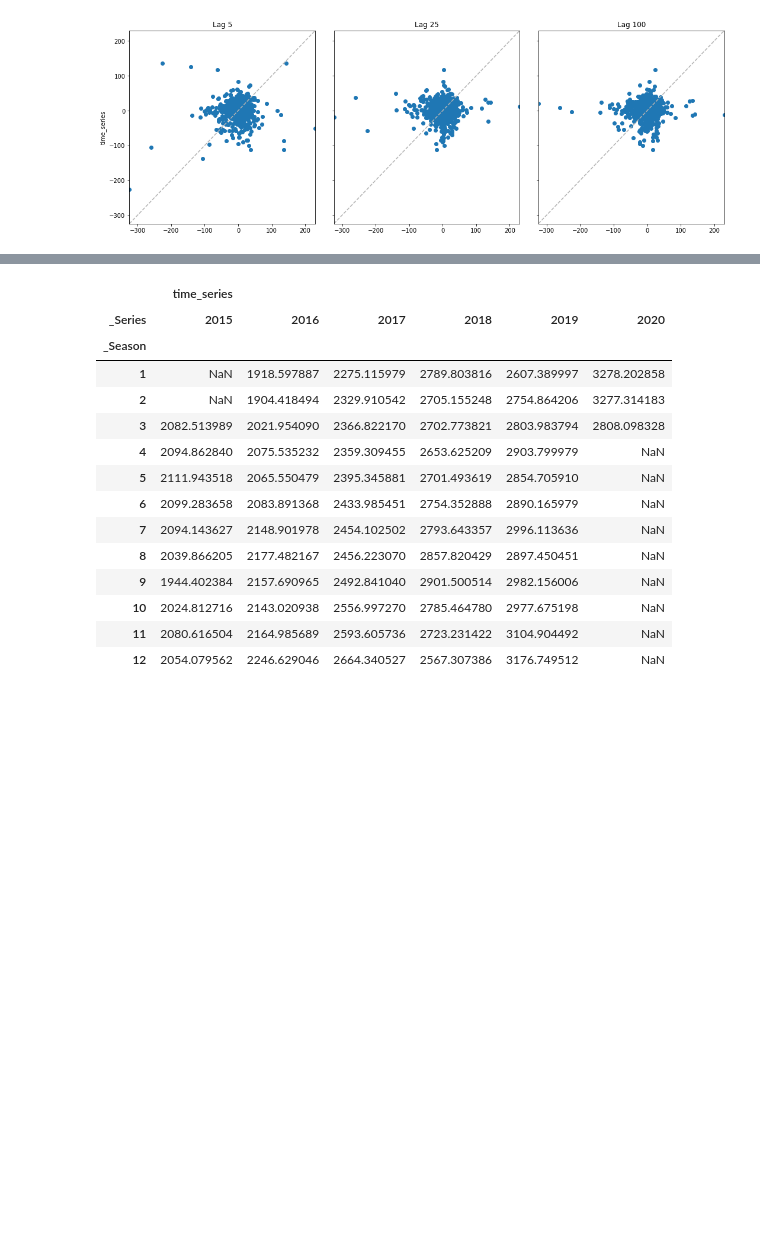
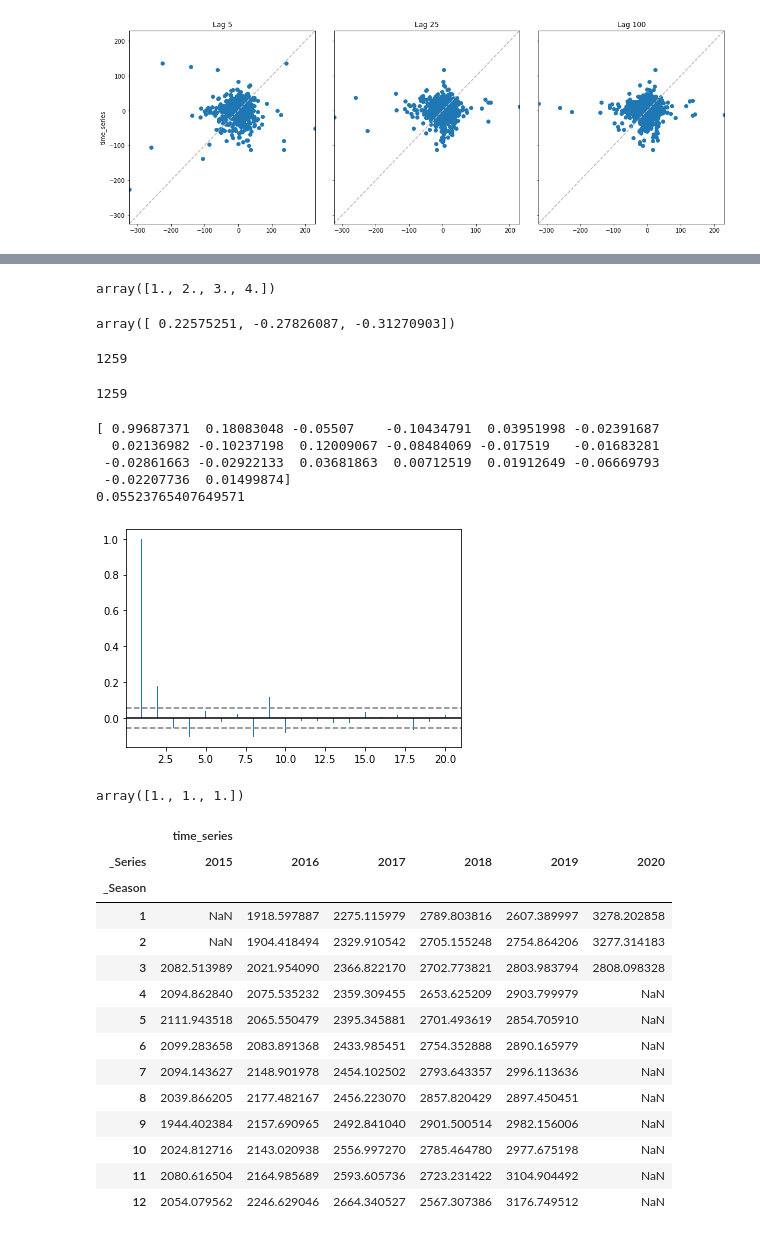
Before and after one commit to giotto-ai/giotto-time, a Jupyter notebook: examples/plots_test.ipynb, the cells around one changed output, grey strips where cells are left out. Drawn from its saved outputs; the diff is of its cells as text; code cells hidden in the pictures; blank space fills up the shorter version.

```diff
--- a/examples/plots_test.ipynb
+++ b/examples/plots_test.ipynb
@@ -85,7 +90,0 @@ autocorr(np.array([1, 2, 1, 4]), 1)
-# %%
-def acf(df, max_lag=10):
-    s = pd.DataFrame(np.nan, index=range(1, max_lag + 1), columns=df.columns)
-    for i, col in df.iteritems():
-        for j in s.index:
-            s.loc[j, i] = col.autocorr(j)
-    return s
@@ -92,3 +140,55 @@ def acf(df, max_lag=10):
+# %%
+np.array([1.0, 2, 3, 4])[:10]
+# %% [output]
+array([1., 2., 3., 4.])
+# %%
+yw(np.array([1.0, 2, 3, 4]), 3)
+# %% [output]
+array([ 0.22575251, -0.27826087, -0.31270903])
+# %%
+seasonal_split(period_index_time_series, 'year').notna().sum().sum()
+# %% [output]
+1259
+# %%
+period_index_time_series.notna().sum().sum()
+# %% [output]
+1259
+# %%
+def acf_plot(df: pd.DataFrame, max_lags: int = 10, ci: float=0.05, partial=False, ax=None):
+
+    x = np.squeeze(df.values)
+    if partial:
+        acfs = pacf(x, max_lags)
+    else:
+        acfs = acf(x, max_lags)
+    print(acfs)
+
+    if ax is None:
+        ax = plt.subplot(111)
+    ax.bar(range(1, max_lags + 1), acfs, 0.05)
+    ci = norm.ppf(1 - ci/2) / np.sqrt(len(x))
+    print(ci)
+    ax.axhline(ci, color='gray', linestyle='--')
+    ax.axhline(0.0, color='black', linestyle='-')
+    ax.axhline(-ci, color='gray', linestyle='--')
+
+    return ax
+
+acf_plot(period_index_time_series, max_lags=20, partial=True);
+# %% [output]
+[ 0.99687371  0.18083048 -0.05507    -0.10434791  0.03951998 -0.02391687
+  0.02136982 -0.10237198  0.12009067 -0.08484069 -0.017519   -0.01683281
+ -0.02861663 -0.02922133  0.03681863  0.00712519  0.01912649 -0.06669793
+ -0.02207736  0.01499874]
+0.05523765407649571
+[figure, added]
+# %%
+def acf(x, max_lags=1):
+    return np.array([1]+[np.corrcoef(x[:-i], x[i:])[0,1] for i in range(1, max_lags)])
+
+acf(np.array([1, 2, 3, 4]), 3)
+# %% [output]
+array([1., 1., 1.])
 # %%
 # helper functions
 
```
Also changed, not shown: parts of 10 cells of this notebook, 4 other files.
